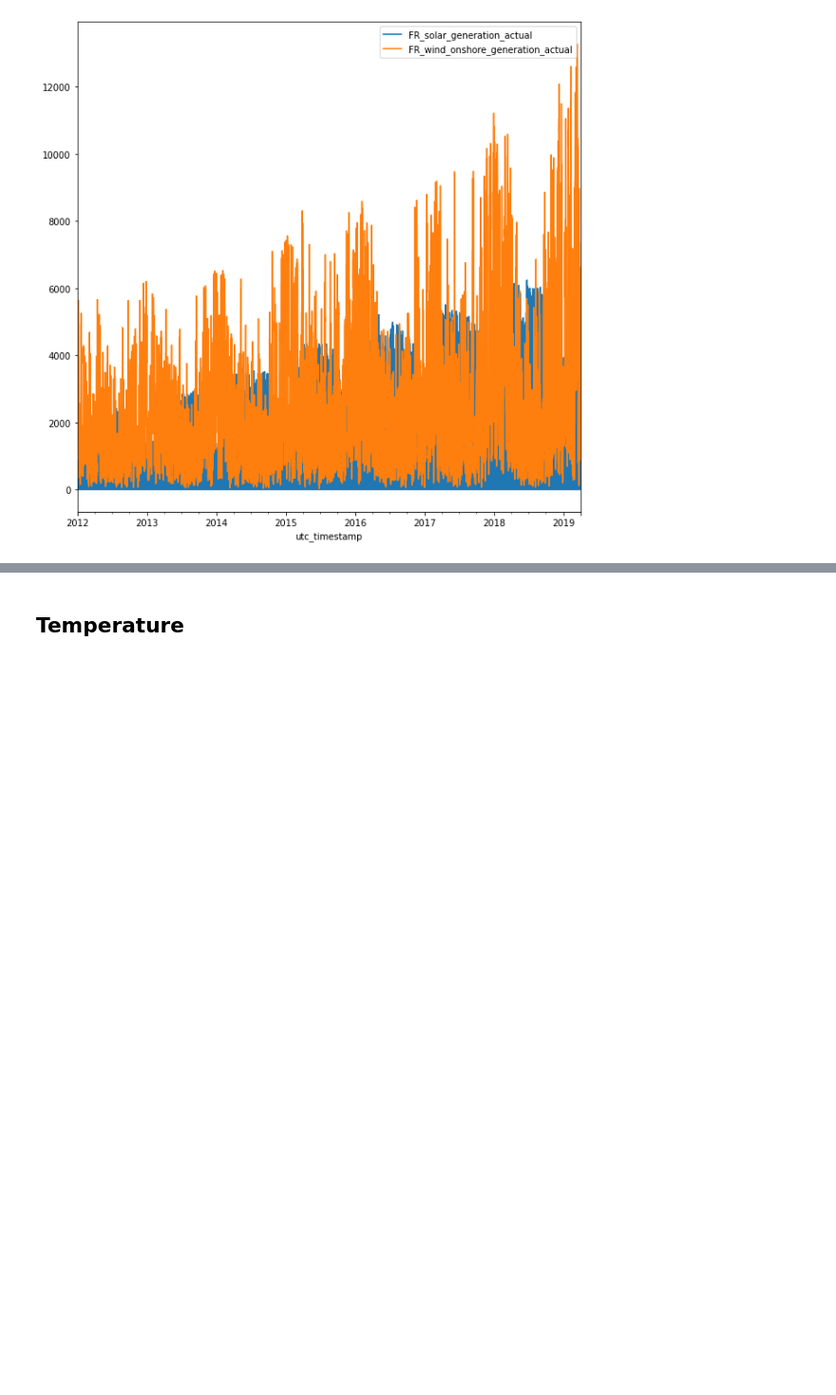
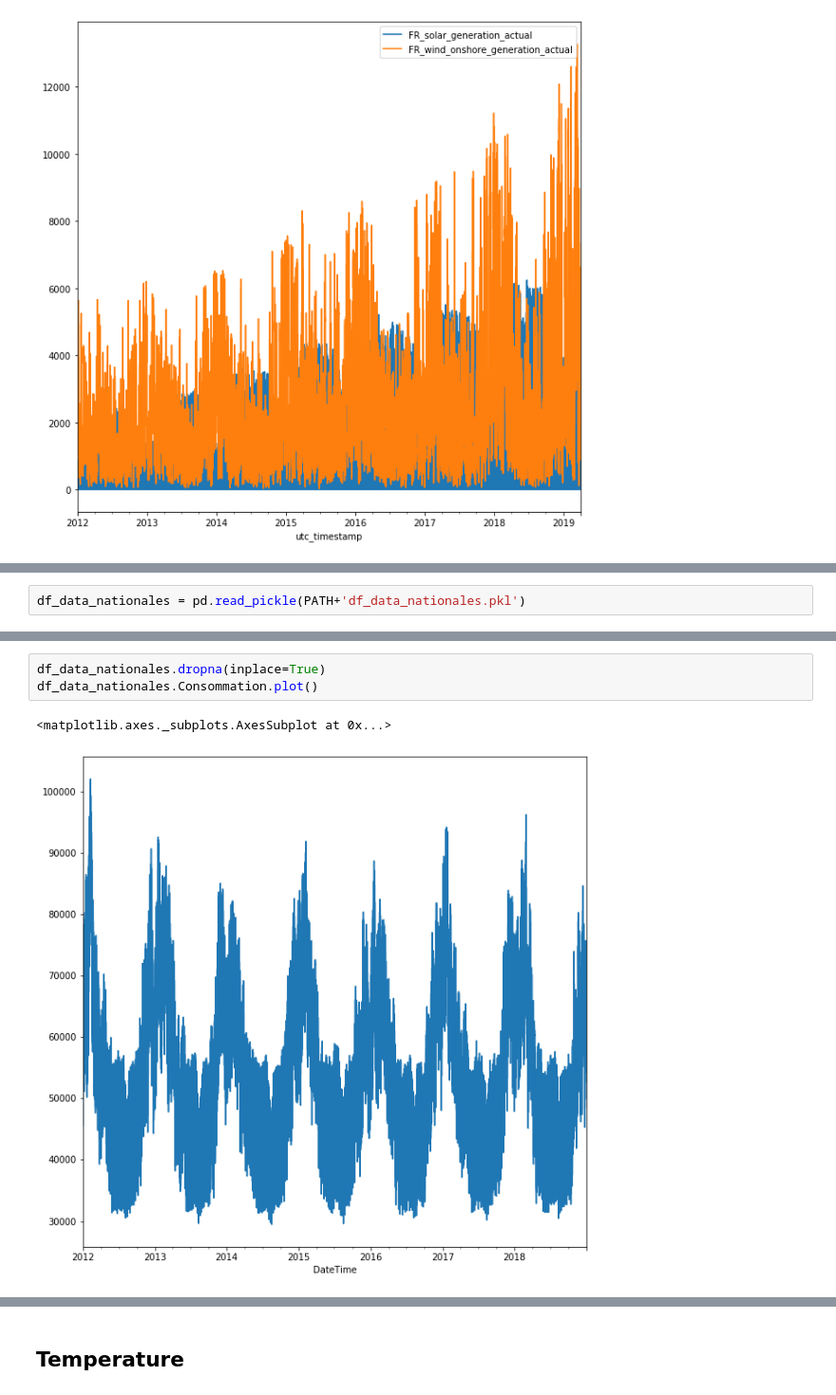
Before and after one commit to cfrancois7/energy-transition-assessment, a Jupyter notebook: src/exploration_Antoine.ipynb, the cells around one changed output, grey strips where cells are left out. Shown: that part at 95% size. Saved outputs shown, nothing was run; the diff lists cells and outputs as text; blank space fills up the shorter version.

```diff
--- a/src/exploration_Antoine.ipynb
+++ b/src/exploration_Antoine.ipynb
@@ -103,3 +107,5 @@ df_prod_fr.head()
 | 2016-01-01 02:00:00 | 253 | 2259 | -3 | 260 | -864 | 2514 | 378 | ... |
 | 2016-01-01 03:00:00 | 253 | 2242 | -3 | 260 | -2841 | 2602 | 200 | ... |
 | 2016-01-01 04:00:00 | 252 | 2251 | -3 | 258 | -2876 | 2676 | 390 | ... |
+# %%
+df_data_nationales = pd.read_pickle(PATH+'df_data_nationales.pkl')
@@ -105,0 +129,6 @@ df_prod_fr.head()
+# %%
+df_data_nationales.dropna(inplace=True)
+df_data_nationales.Consommation.plot()
+# %% [output]
+<matplotlib.axes._subplots.AxesSubplot at 0x...>
+[figure, added]
```
Also changed, not shown: parts of 11 cells of this notebook, 1 other file.
